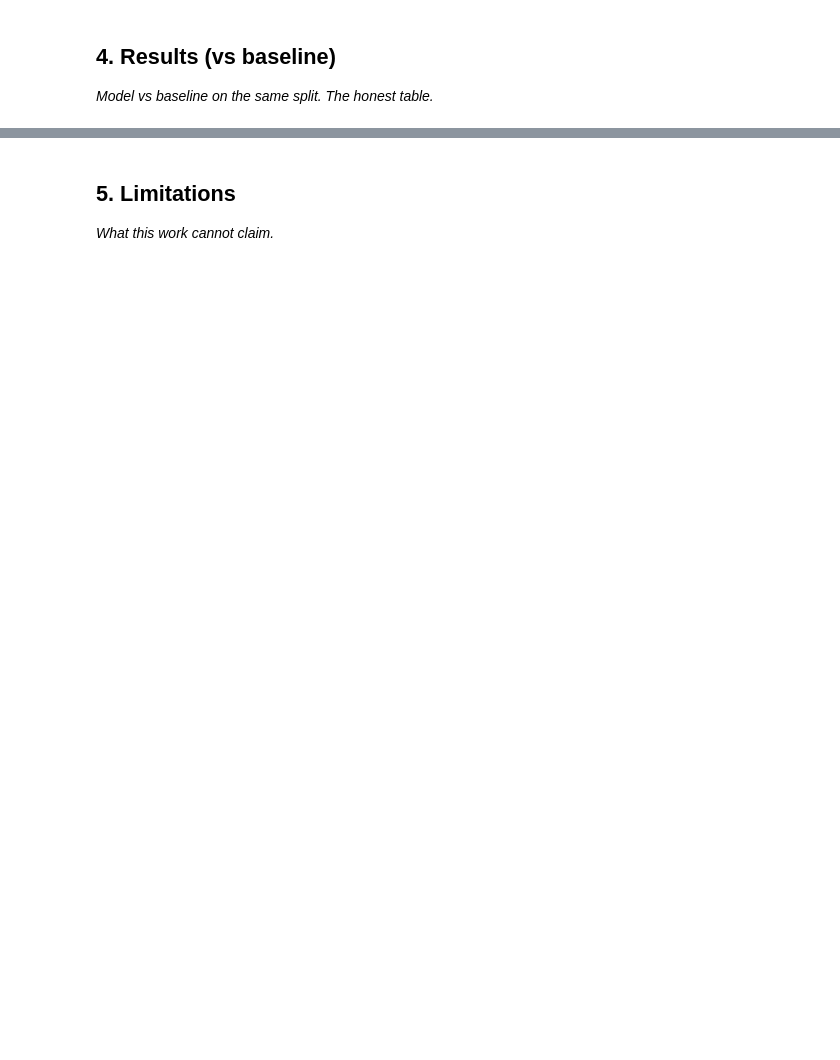
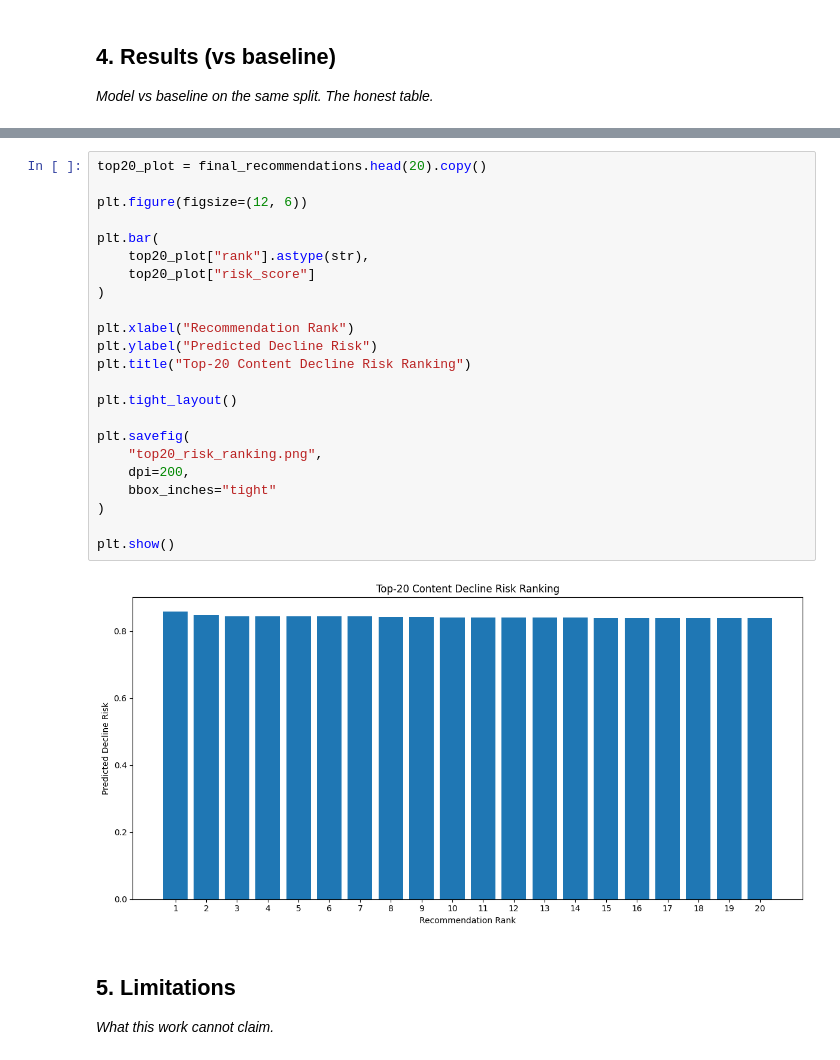
Before and after one commit to fareyahossain835-bit/flyrank-ml, a Jupyter notebook: work/notebooks/capstone.ipynb, the cells around one changed output, grey strips where cells are left out. Cells and saved outputs as stored; diff of their text form; blank space fills up the shorter version.

```diff
--- a/work/notebooks/capstone.ipynb
+++ b/work/notebooks/capstone.ipynb
@@ -126,3 +1540,28 @@ HF token loaded successfully.
+# %%
+top20_plot = final_recommendations.head(20).copy()
+
+plt.figure(figsize=(12, 6))
+
+plt.bar(
+    top20_plot["rank"].astype(str),
+    top20_plot["risk_score"]
+)
+
+plt.xlabel("Recommendation Rank")
+plt.ylabel("Predicted Decline Risk")
+plt.title("Top-20 Content Decline Risk Ranking")
+
+plt.tight_layout()
+
+plt.savefig(
+    "top20_risk_ranking.png",
+    dpi=200,
+    bbox_inches="tight"
+)
+
+plt.show()
+# %% [output]
+[figure, added]
 # %% [markdown]
 ## 5. Limitations
 
```
Also changed, not shown: parts of 55 cells of this notebook.
